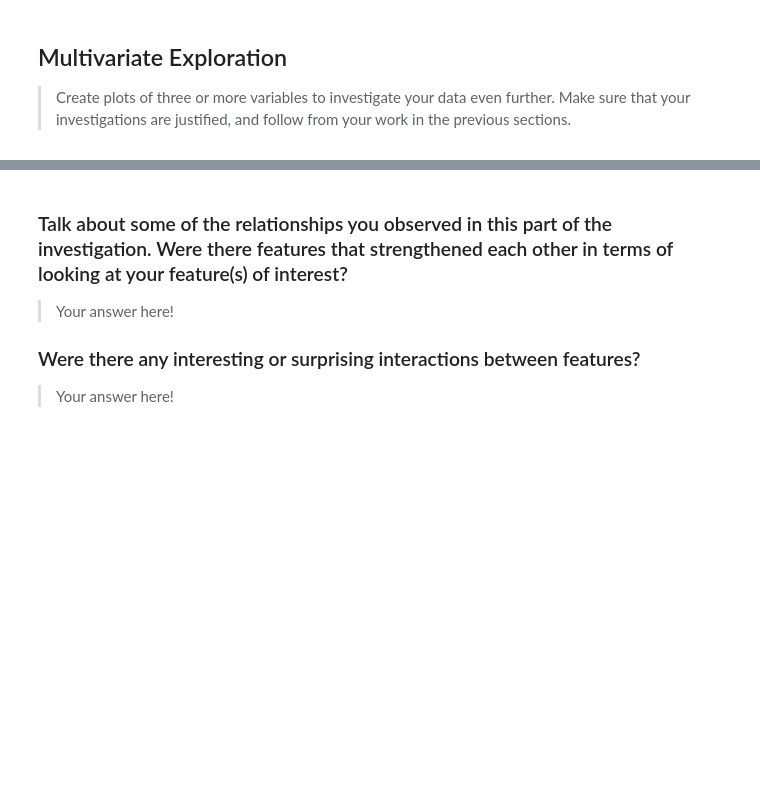
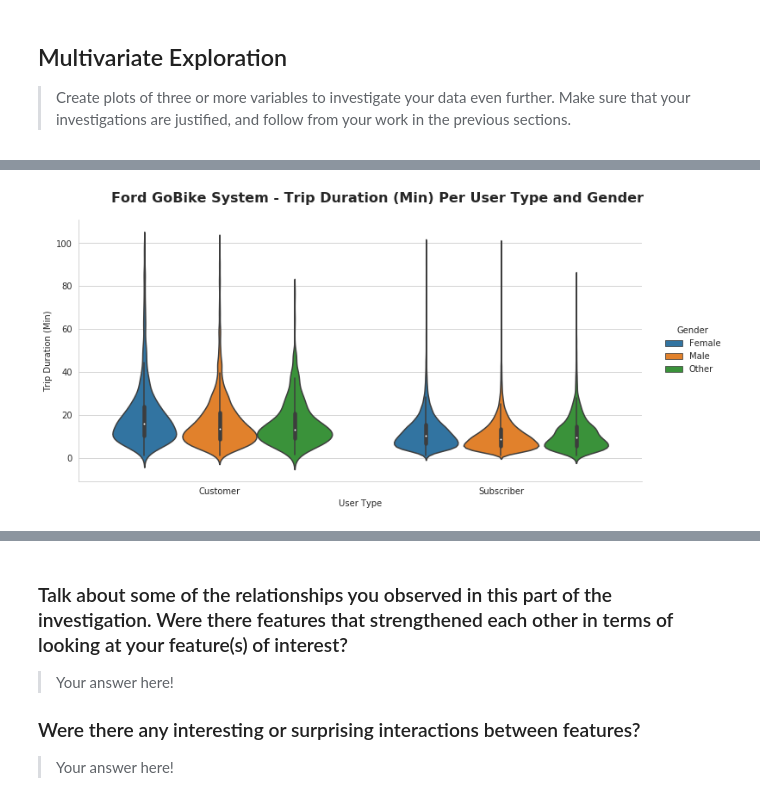
Before and after one commit to gautamgadiyar/Lyft-baywheels-analysis, a Jupyter notebook: Baywheels_data_investigation.ipynb, the cells around one changed output, grey strips where cells are left out. Saved outputs shown, nothing was run; the diff lists cells and outputs as text; code cells hidden in the pictures; blank space fills up the shorter version.

Commit message:
multivariate exploration of top stations, duration vs gender-subscriber, month of travel done

```diff
--- a/Baywheels_data_investigation.ipynb
+++ b/Baywheels_data_investigation.ipynb
@@ -658,3 +658,6 @@ ax.set(xlabel='Month', ylabel='Number of rides')
 > Create plots of three or more variables to investigate your data even
 further. Make sure that your investigations are justified, and follow from
 your work in the previous sections.
+# %%
+master_cleaned['duration_min'] = master_cleaned.duration_sec/60
+master_cleaned.head()
@@ -660,0 +671,10 @@ your work in the previous sections.
+# %%
+graph = sb.catplot(data=master_cleaned.query('duration_min < 100'),
+                   x='user_type', y='duration_min', hue="member_gender",
+                   kind="violin", height=5, aspect=2);
+
+graph.set_axis_labels("User Type", "Trip Duration (Min)")
+graph._legend.set_title('Gender')
+graph.fig.suptitle('Baywheels - Trip Duration (Min) Per User Type and Gender', y=1.05, fontsize=16, fontweight='bold');
+# %% [output]
+[figure, added]
```
Also changed, not shown: parts of 5 cells of this notebook.
